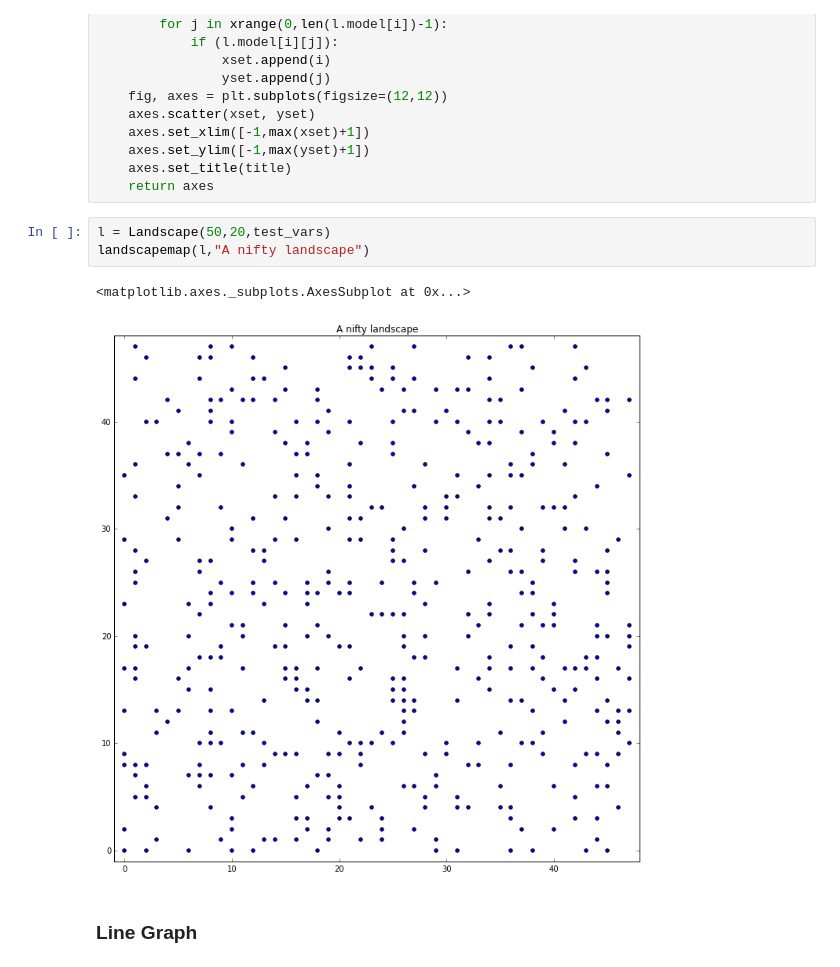
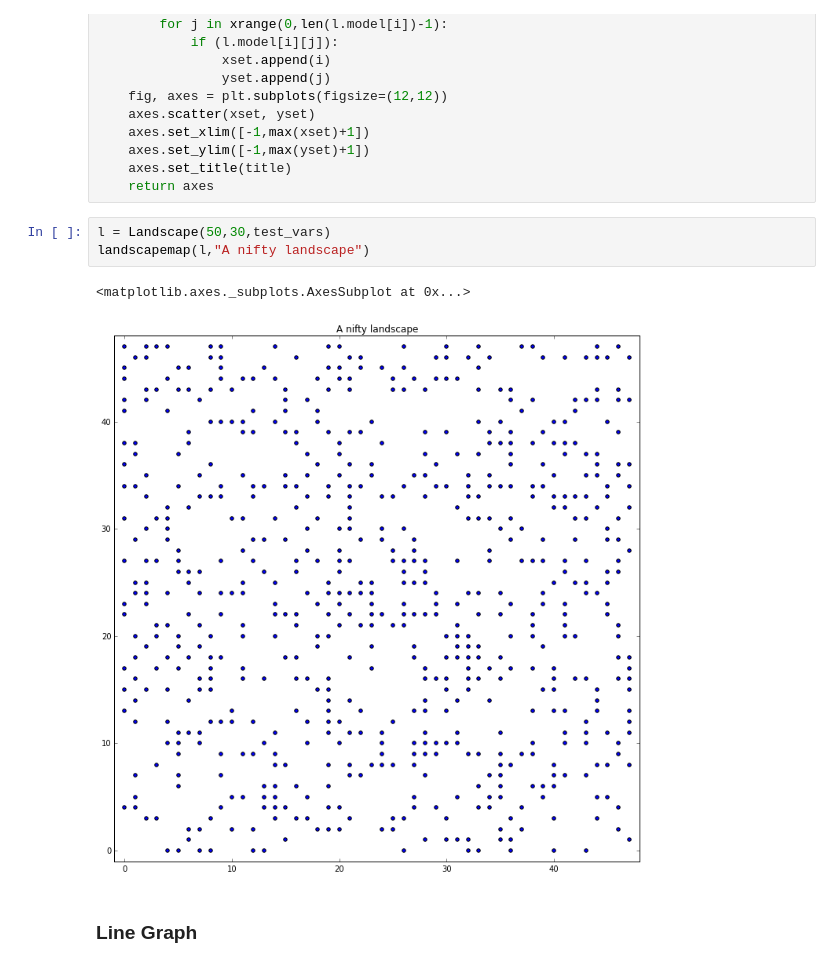
Before and after one commit to davidgljay/relmodels, a Jupyter notebook: Relnetwork 1.0.ipynb, the cells around one changed output. Drawn from its saved outputs; the diff is of its cells as text.

```diff
--- a/Relnetwork 1.0.ipynb
+++ b/Relnetwork 1.0.ipynb
@@ -195,11 +195,11 @@ def landscapemap(l, title=""):
     axes.set_title(title)
     return axes
 # %%
-l = Landscape(50,20,test_vars)
+l = Landscape(50,30,test_vars)
 landscapemap(l,"A nifty landscape")
 # %% [output]
 <matplotlib.axes._subplots.AxesSubplot at 0x...>
-[figure, old version]
+[figure, new version]
 # %% [markdown]
 ### Line Graph
 # %% [markdown]
```
Also changed, not shown: parts of 14 cells of this notebook.
